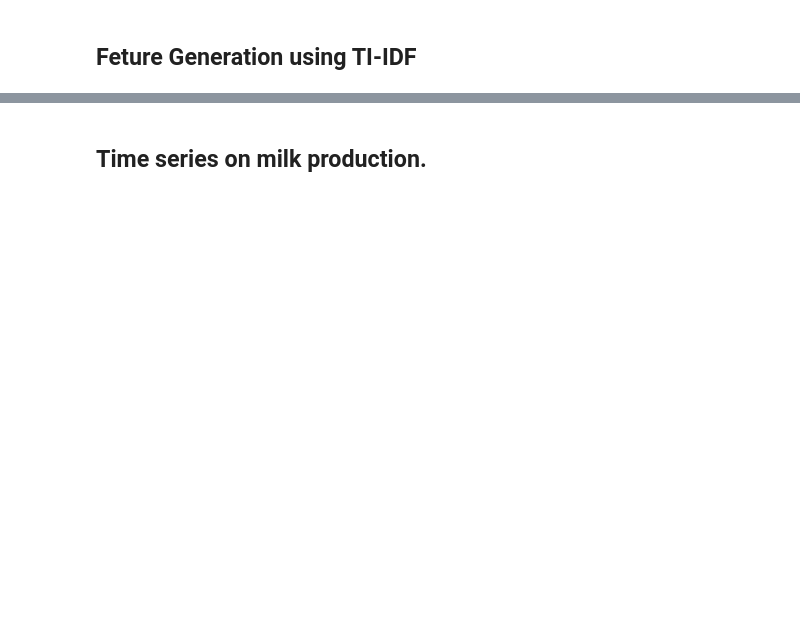
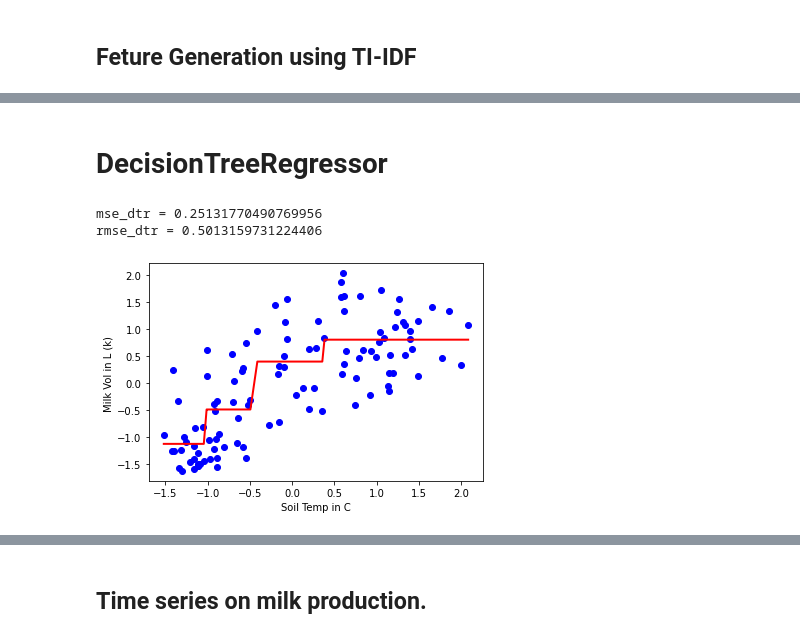
Before and after one commit to sba22169/MSC_DA_CA2, a Jupyter notebook: sba22169_ML_MSC_CA2.ipynb, the cells around one changed output, grey strips where cells are left out. Saved outputs shown, nothing was run; the diff lists cells and outputs as text; code cells hidden in the pictures; blank space fills up the shorter version.

```diff
--- a/sba22169_ML_MSC_CA2.ipynb
+++ b/sba22169_ML_MSC_CA2.ipynb
@@ -324,0 +572,30 @@ print(cf)
+# %% [markdown]
+# DecisionTreeRegressor
+# %%
+#  DecisionTreeRegressor on rain feature and plot
+# Store the feature or attribute values in X and y
+
+
+# Instantiate theDecisionTreeRegressor and assign it to tree
+dtr = DecisionTreeRegressor(max_depth = 2,min_samples_leaf=0.1,random_state=3)
+dtr.fit(X_train,y_train)
+y_pred = dtr.predict(X_test)
+mse_dtr = MSE(y_test,y_pred)
+rmse_dtr = mse_dtr**(1/2)
+
+print (f"mse_dtr = {mse_dtr}")
+print (f"rmse_dtr = {rmse_dtr}")
+sort_idx = A.flatten().argsort()
+
+lin_regplot(A[sort_idx], b[sort_idx], dtr)
+plt.xlabel('Soil Temp in C')
+plt.ylabel(f'Milk Vol in L (k) ')
+plt.savefig('DTR_soil_milk.png', dpi = 300)
+plt.show()
+
+result = ["DecisionTreeRegressor",mse_dtr,rmse_dtr]
+table.append(result)
+# %% [output]
+mse_dtr = 0.25131770490769956
+rmse_dtr = 0.5013159731224406
+[figure, added]
```
Also changed, not shown: parts of 53 cells of this notebook, 8 other files.
